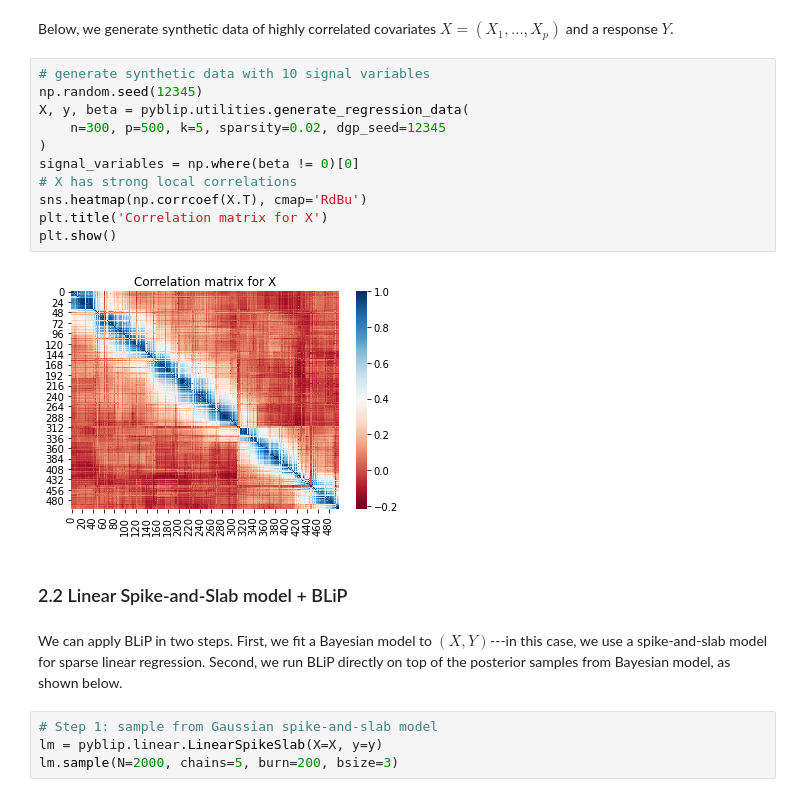
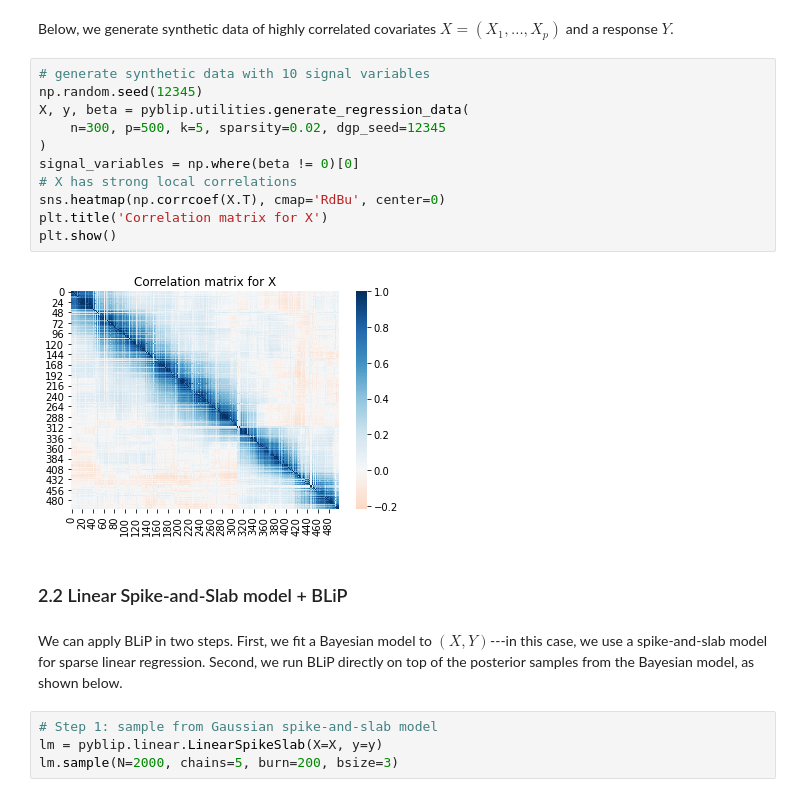
Before and after one commit to amspector100/pyblip, a Jupyter notebook: docs/usage.ipynb, the cells around one changed output. Drawn from its saved outputs; the diff is of its cells as text.

```diff
--- a/docs/usage.ipynb
+++ b/docs/usage.ipynb
@@ -31,20 +27,20 @@ Below, we generate synthetic data of highly correlated covariates $X = (X_1, \do
 # %%
 # generate synthetic data with 10 signal variables
 np.random.seed(12345)
 X, y, beta = pyblip.utilities.generate_regression_data(
     n=300, p=500, k=5, sparsity=0.02, dgp_seed=12345
 )
 signal_variables = np.where(beta != 0)[0]
 # X has strong local correlations
-sns.heatmap(np.corrcoef(X.T), cmap='RdBu')
+sns.heatmap(np.corrcoef(X.T), cmap='RdBu', center=0)
 plt.title('Correlation matrix for X')
 plt.show()
 # %% [output]
-[figure, old version]
+[figure, new version]
 # %% [markdown]
 ### 2.2 Linear Spike-and-Slab model + BLiP
 # %% [markdown]
-We can apply BLiP in two steps. First, we fit a Bayesian model to $(X, Y)$---in this case, we use a spike-and-slab model for sparse linear regression. Second, we run BLiP directly on top of the posterior samples from Bayesian model, as shown below.
+We can apply BLiP in two steps. First, we fit a Bayesian model to $(X, Y)$---in this case, we use a spike-and-slab model for sparse linear regression. Second, we run BLiP directly on top of the posterior samples from the Bayesian model, as shown below.
 # %%
 # Step 1: sample from Gaussian spike-and-slab model
 lm = pyblip.linear.LinearSpikeSlab(X=X, y=y)
```
Also changed, not shown: parts of 14 cells of this notebook, 27 other files.
